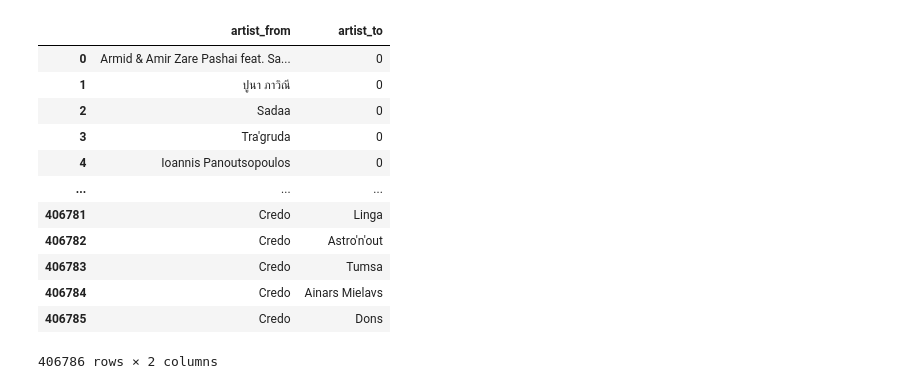
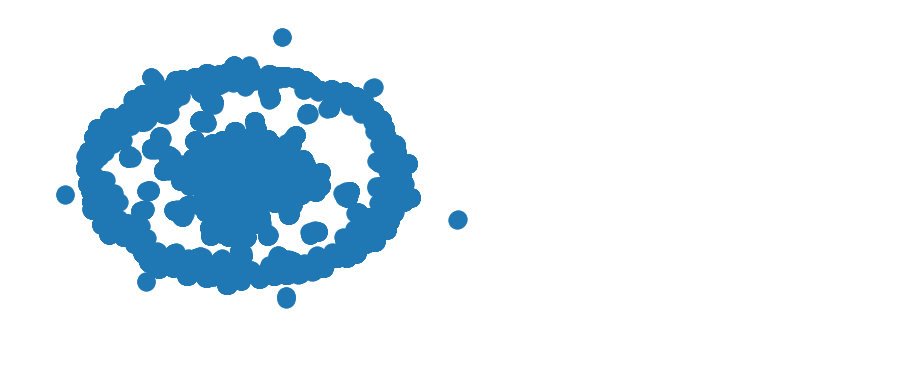
Before and after one commit to LudvigL123/network_science_project, a Jupyter notebook: spotify_data_extraction.ipynb, the cells around one changed output. Cells and saved outputs as stored; diff of their text form; code cells hidden in the pictures; blank space fills up the shorter version.

```diff
--- a/spotify_data_extraction.ipynb
+++ b/spotify_data_extraction.ipynb
@@ -3,29 +3,5 @@ import pandas as pd #For reading dataset files
 import networkx as nx #For network creation/analysis
 import matplotlib.pyplot as plt #For plotting graphs
 import json
-
-original_data = pd.read_csv('artists.csv')
-artist_id = []
-artist_from = []
-artist_to = []
-
-f = open('dict_artists.json')
-
-data = json.load(f)
-
-print(len(data))
-for key, value in data.items():
-
-    artist_f = original_data['name'][original_data['id'] == key].values[0]
-
-    artist_id.append(artist_f)
-    if len(value) > 0:
-        for elem in value:
-            artist_from.append(artist_f)
-            artist_to.append(original_data['name'][original_data['id'] == elem].values[0])
-
-
-# Closing file
-f.close()
 # %% [output]
 527368
@@ -31,0 +17,3 @@ f.close()
+# %%
+df_whole = pd.DataFrame(data.items(), columns = ['from', 'to'])
+df_whole
@@ -31,0 +34,14 @@ f.close()
+# %%
+artist_id = []
+artist_from = []
+artist_to = []
+
+for i in range(0,1000):
+    to = df_whole['to'].iloc[i]
+    fr = df_whole['from'].iloc[i]
+    artist_id.append(fr)
+    if len(to) > 0:
+        for elem in to:
+            artist_id.append(elem)
+            artist_from.append(fr)
+            artist_to.append(elem)
@@ -61,16 +86,0 @@ df_node
-# %%
-df
-# %% [output]
-|  | artist_from | artist_to |
-| 0 | Armid & Amir Zare Pashai feat. Sa... | 0 |
-| 1 | ปูนา ภาวิณี | 0 |
-| 2 | Sadaa | 0 |
-| 3 | Tra'gruda | 0 |
-| 4 | Ioannis Panoutsopoulos | 0 |
-| ... | ... | ... |
-| 406781 | Credo | Linga |
-| 406782 | Credo | Astro'n'out |
-| 406783 | Credo | Tumsa |
-| 406784 | Credo | Ainars Mielavs |
-| 406785 | Credo | Dons |
-406786 rows × 2 columns
@@ -76,0 +93,5 @@ df
+# %%
+G_unweighted_undirected = nx.from_pandas_edgelist(df, source='artist_from', target='artist_to')
+nx.draw(G_unweighted_undirected)
+# %% [output]
+[figure, added]
```
Also changed, not shown: parts of 16 cells of this notebook.
